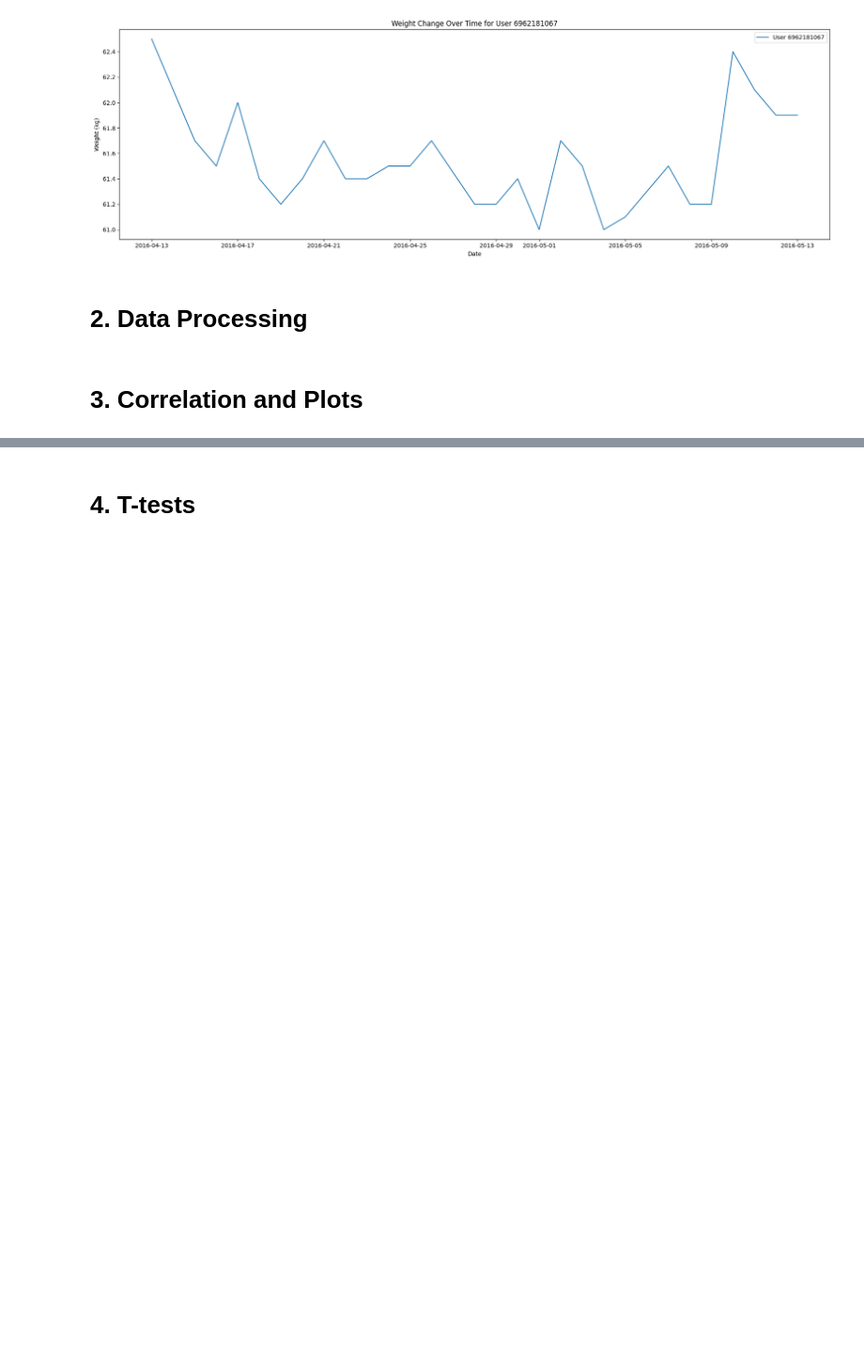
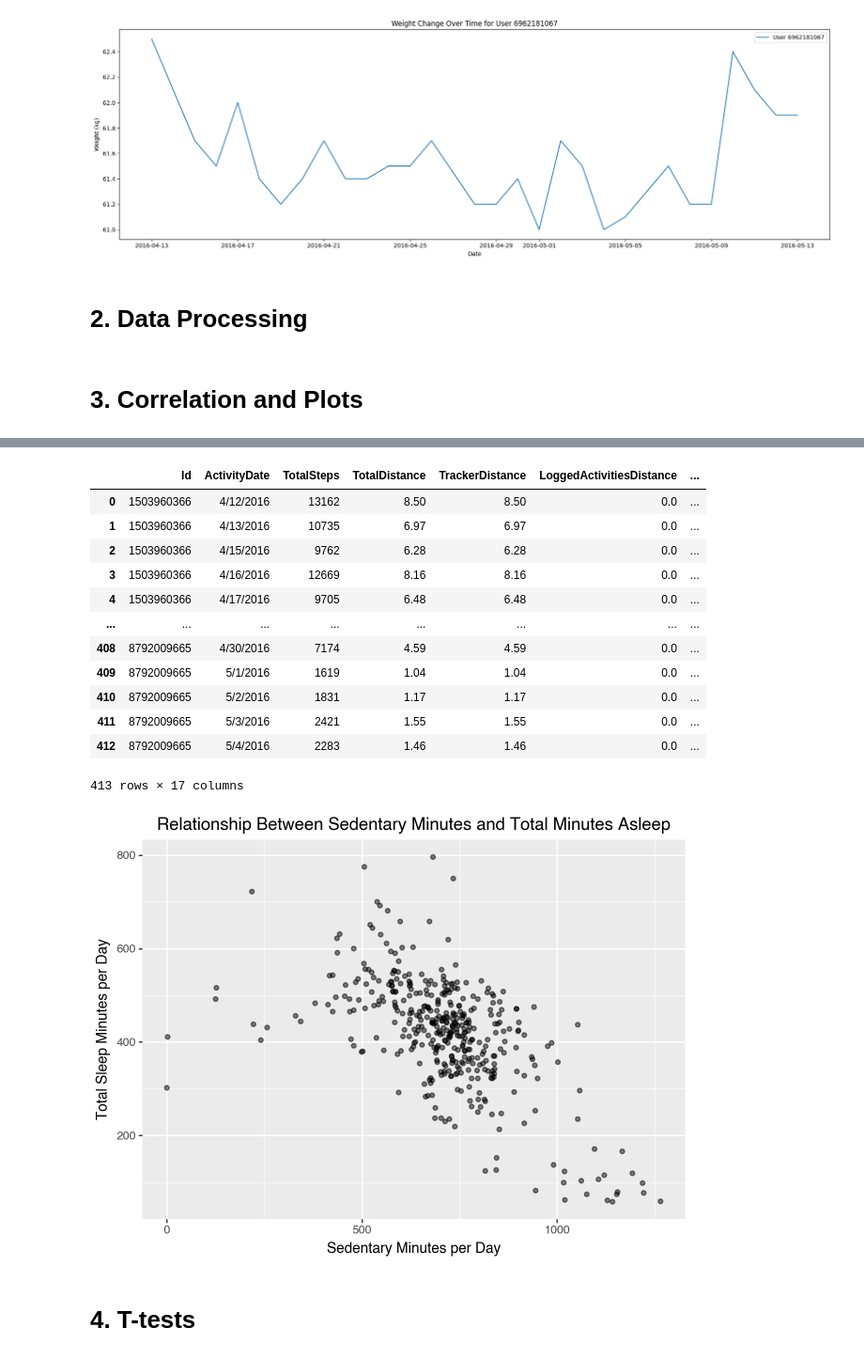
Before and after one commit to Colleen-L/fitbit-fitness-data-visualization, a Jupyter notebook: analysis.ipynb, the cells around one changed output, grey strips where cells are left out. Shown at 94% size. Saved outputs shown, nothing was run; the diff lists cells and outputs as text; code cells hidden in the pictures; blank space fills up the shorter version.

```diff
--- a/analysis.ipynb
+++ b/analysis.ipynb
@@ -220,2 +372,43 @@ minutely_with_hr = minutely_merged.merge(hr_per_min, on=["Id", "Date"], how="lef
+# %%
+# 3(d) create a scatterplot showing the relationship between
+# TotalMinutesAsleep and SedentaryMinutes.
+
+daily_activity = pd.read_csv("./fitabase-data/dailyActivity_merged.csv")
+# convert Date to datetime
+daily_activity["Date"] = pd.to_datetime(daily_activity["ActivityDate"])
+# add column that converts SleepDay to datetime Date
+sleep_duration["Date"] = pd.to_datetime(sleep_duration["SleepDay"])
+
+# merge with sleep data
+sleep_activity_merged = pd.merge(daily_activity,
+                                 sleep_duration[["Id", "Date", "TotalMinutesAsleep"]],
+                                 on=["Id", "Date"],
+                                 how="inner")
+display(sleep_activity_merged)
+
+sleep_vs_sedentary = (
+  ggplot(sleep_activity_merged, aes(x="SedentaryMinutes", y="TotalMinutesAsleep")) +
+  geom_point(alpha = 0.5) +
+  labs(title="Relationship Between Sedentary Minutes and Total Minutes Asleep",
+       x = "Sedentary Minutes per Day",
+       y = "Total Sleep Minutes per Day")
+)
+
+display(sleep_vs_sedentary)
+# %% [output]
+|  | Id | ActivityDate | TotalSteps | TotalDistance | TrackerDistance | LoggedActivitiesDistance | ... |
+| 0 | 1503960366 | 4/12/2016 | 13162 | 8.50 | 8.50 | 0.0 | ... |
+| 1 | 1503960366 | 4/13/2016 | 10735 | 6.97 | 6.97 | 0.0 | ... |
+| 2 | 1503960366 | 4/15/2016 | 9762 | 6.28 | 6.28 | 0.0 | ... |
+| 3 | 1503960366 | 4/16/2016 | 12669 | 8.16 | 8.16 | 0.0 | ... |
+| 4 | 1503960366 | 4/17/2016 | 9705 | 6.48 | 6.48 | 0.0 | ... |
+| ... | ... | ... | ... | ... | ... | ... | ... |
+| 408 | 8792009665 | 4/30/2016 | 7174 | 4.59 | 4.59 | 0.0 | ... |
+| 409 | 8792009665 | 5/1/2016 | 1619 | 1.04 | 1.04 | 0.0 | ... |
+| 410 | 8792009665 | 5/2/2016 | 1831 | 1.17 | 1.17 | 0.0 | ... |
+| 411 | 8792009665 | 5/3/2016 | 2421 | 1.55 | 1.55 | 0.0 | ... |
+| 412 | 8792009665 | 5/4/2016 | 2283 | 1.46 | 1.46 | 0.0 | ... |
+413 rows × 17 columns
+[figure, added]
 # %% [markdown]
 # 4. T-tests
```
Also changed, not shown: parts of 6 cells of this notebook.
